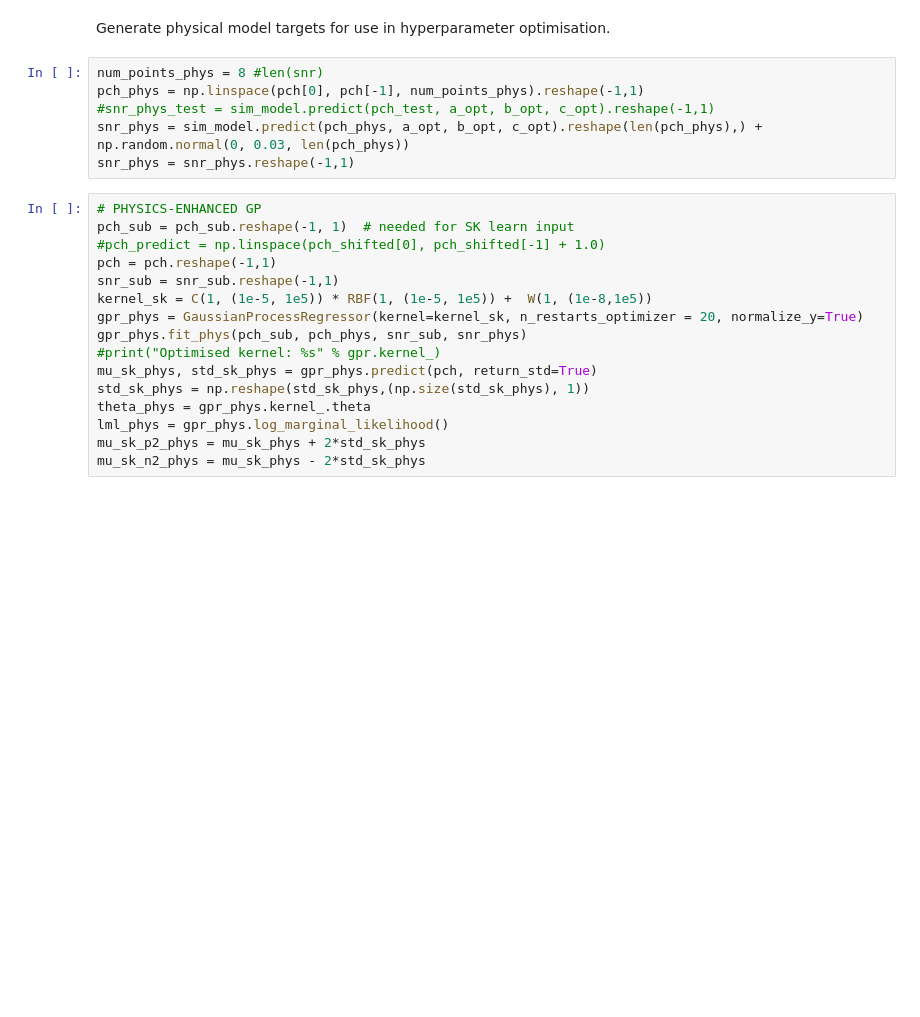
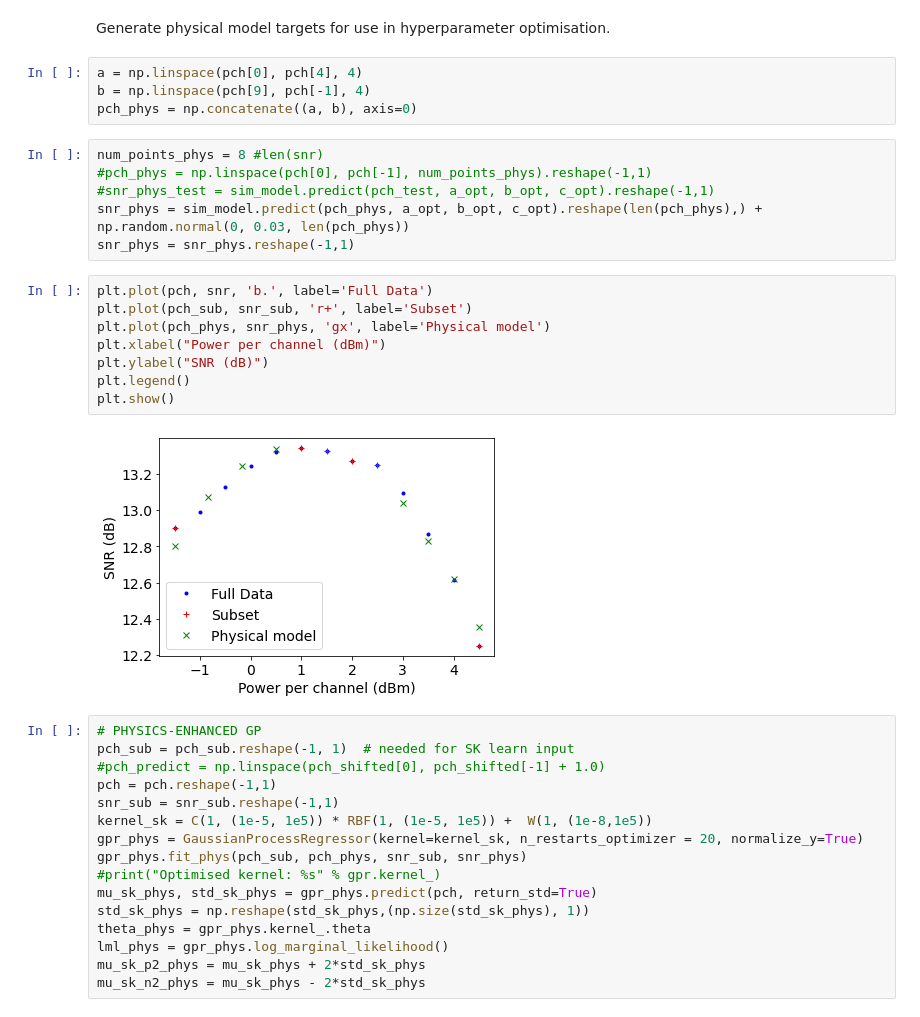
Before and after one commit to joshnevin/physics_enhanced_GPs, a Jupyter notebook: simple_model_enhanced_GPs_comp.ipynb, the cells around one changed output. Cells and saved outputs as stored; diff of their text form; blank space fills up the shorter version.

```diff
--- a/simple_model_enhanced_GPs_comp.ipynb
+++ b/simple_model_enhanced_GPs_comp.ipynb
@@ -85,11 +98,25 @@ plt.show()
 # %% [markdown]
 Generate physical model targets for use in hyperparameter optimisation.
+# %%
+a = np.linspace(pch[0], pch[4], 4)
+b = np.linspace(pch[9], pch[-1], 4)
+pch_phys = np.concatenate((a, b), axis=0)
 # %%
 num_points_phys = 8 #len(snr)
-pch_phys = np.linspace(pch[0], pch[-1], num_points_phys).reshape(-1,1)
+#pch_phys = np.linspace(pch[0], pch[-1], num_points_phys).reshape(-1,1)
 #snr_phys_test = sim_model.predict(pch_test, a_opt, b_opt, c_opt).reshape(-1,1)
 snr_phys = sim_model.predict(pch_phys, a_opt, b_opt, c_opt).reshape(len(pch_phys),) + np.random.normal(0, 0.03, len(pch_phys))
 snr_phys = snr_phys.reshape(-1,1)
+# %%
+plt.plot(pch, snr, 'b.', label='Full Data')
+plt.plot(pch_sub, snr_sub, 'r+', label='Subset')
+plt.plot(pch_phys, snr_phys, 'gx', label='Physical model')
+plt.xlabel("Power per channel (dBm)")
+plt.ylabel("SNR (dB)")
+plt.legend()
+plt.show()
+# %% [output]
+[figure, added]
 # %%
 # PHYSICS-ENHANCED GP
 pch_sub = pch_sub.reshape(-1, 1)  # needed for SK learn input
```
Also changed, not shown: parts of 10 cells of this notebook.
